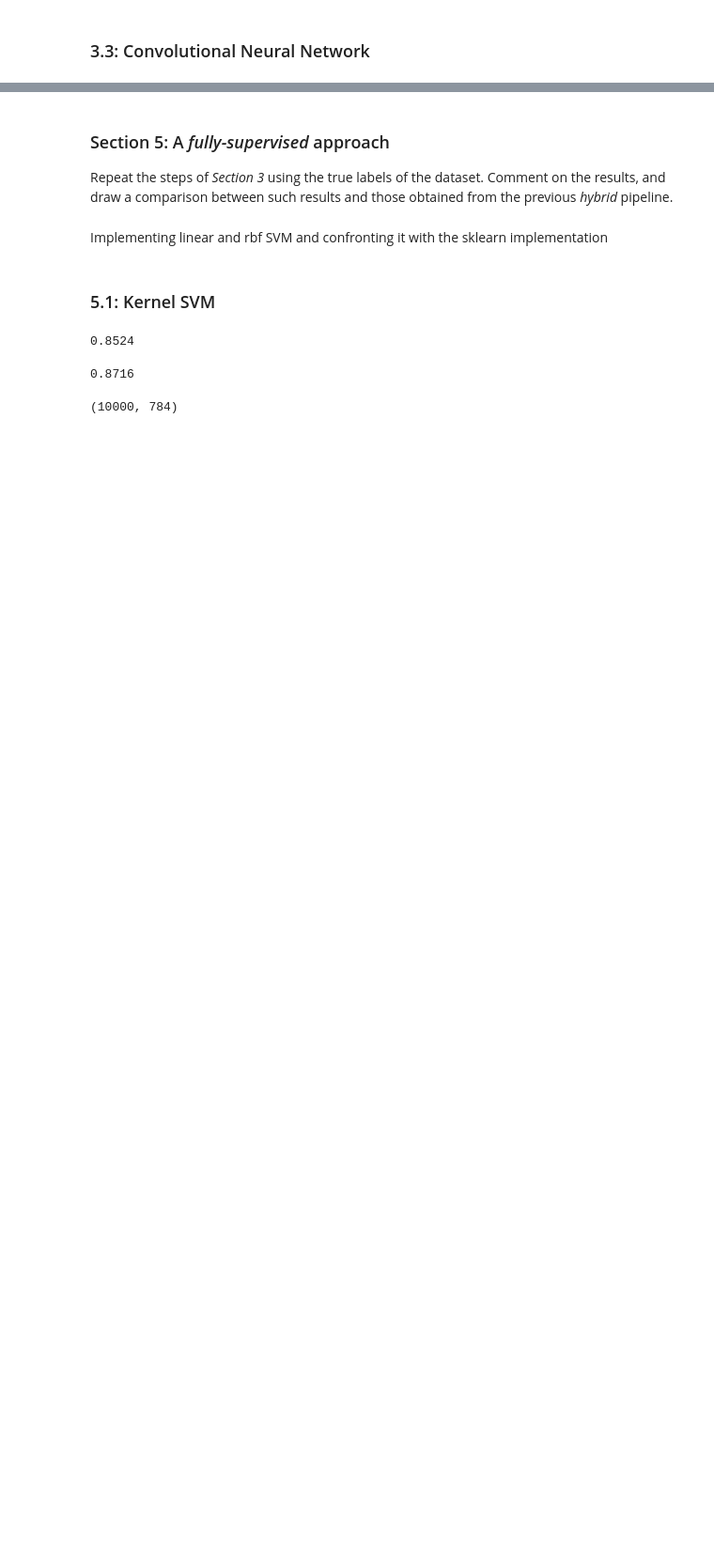
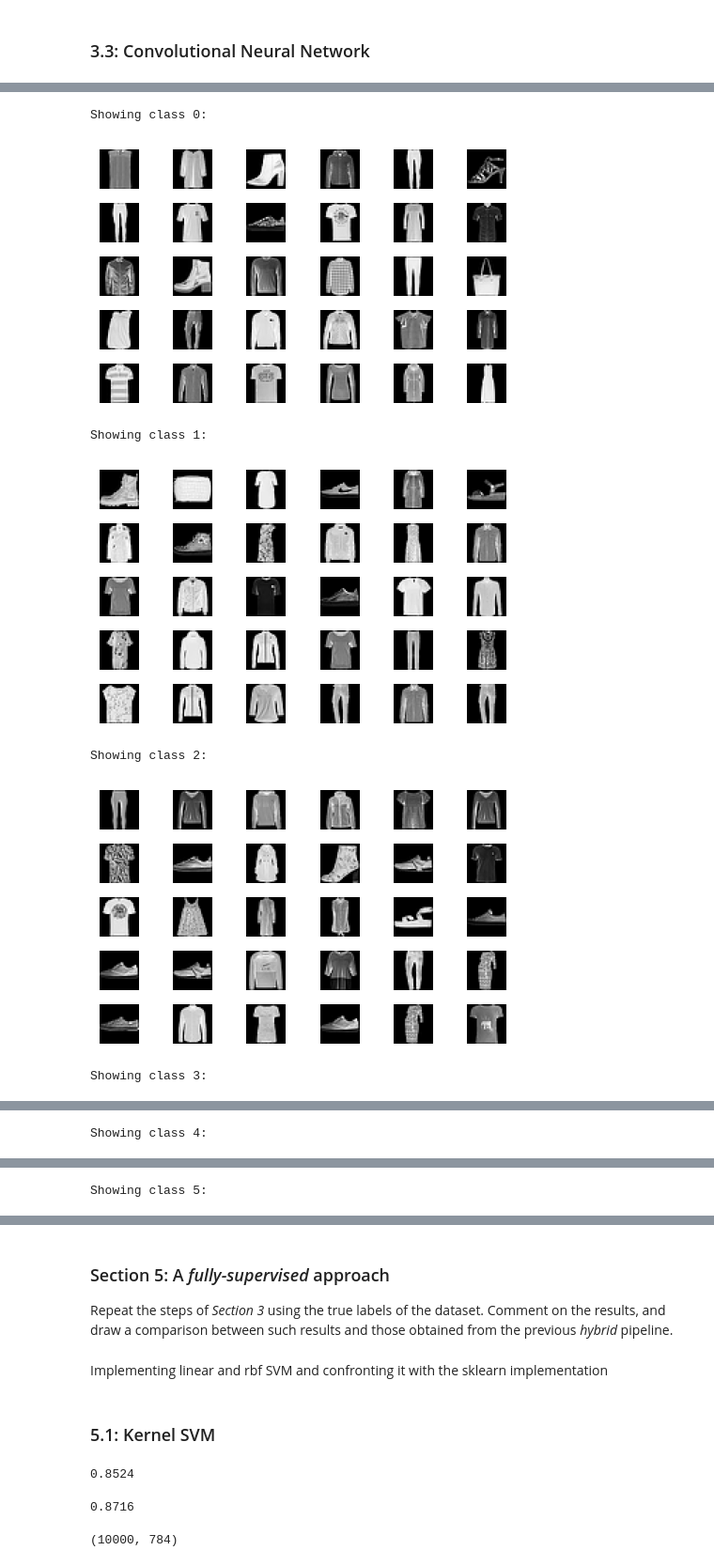
Before and after one commit to LisaDaVinchie/adv-ml_challenge1, a Jupyter notebook: AdvML_Challenge1_v1.ipynb, the cells around one changed output, grey strips where cells are left out. Shown at 94% size. Cells and saved outputs as stored; diff of their text form; code cells hidden in the pictures; blank space fills up the shorter version.

```diff
--- a/AdvML_Challenge1_v1.ipynb
+++ b/AdvML_Challenge1_v1.ipynb
@@ -475,13 +469,13 @@ MOMENTUM = 0.0
 data_train = TensorDataset(
     Tensor(x_train.reshape(-1, 1, 28, 28)), th.tensor(y_train, dtype=th.long)
 )
-data_train_loader = DataLoader(dataset=data_train, batch_size=BATCH_SIZE, shuffle=True)
+data_train_loader = DataLoader(dataset=data_train, batch_size=BATCH_SIZE, shuffle=False)
 
 
 data_test = TensorDataset(
     Tensor(x_test.reshape(-1, 1, 28, 28)), th.tensor(y_test, dtype=th.long)
 )
-data_test_loader = DataLoader(dataset=data_test, batch_size=BATCH_SIZE, shuffle=True)
+data_test_loader = DataLoader(dataset=data_test, batch_size=BATCH_SIZE, shuffle=False)
 # %%
 # Some useful functions
 def get_batch_accuracy(logit, target):
@@ -747,7 +741,7 @@ model = model.train()
 
 print(f"Untrained test loss: {untrained_loss:.4f}, accuracy: {untrained_acc:.2f}%")
 
-trained_acc, trained_loss, model_CNN = train_model(epochs = 3,
+trained_acc, trained_loss, model_CNN = train_model(epochs = 5,
                                                              train_loader = data_train_loader,
                                                              test_loader = data_test_loader,
                                                              criterion = criterion,
@@ -766,0 +789,21 @@ accuracy_score(CNN_labels, y_test)
+# %%
+# Gets 30 samples for the specified class according to given labels
+
+
+def show_class(class_number, labels):
+    indeces = []
+    for i in range(30):
+        while labels[i] != class_number:
+            i = np.random.choice(len(labels), size=1, replace=False)[0]
+        indeces.append(i)
+
+    fig, axs = plt.subplots(5, 6, figsize=(5, 3))
+    axs = axs.flatten()
+
+    for i, idx in enumerate(indeces):
+        axs[i].imshow(
+            train_subset_scaled[idx].reshape(28, 28), cmap="gray"
+        )  # Assuming images are 28x28 pixels
+        axs[i].axis("off")  # Turn off axis labels for cleaner visualization
+    plt.tight_layout()
+    plt.show()
@@ -766,0 +822,12 @@ accuracy_score(CNN_labels, y_test)
+# %%
+for i in range(10):
+    print("Showing class " + str(i) + ":")
+    show_class(i, CNN_labels)
+# %% [output]
+Showing class 0:
+[figure, added]
+Showing class 1:
+[figure, added]
+Showing class 2:
+[figure, added]
+Showing class 3:
@@ -766,0 +835 @@ accuracy_score(CNN_labels, y_test)
+Showing class 4:
@@ -766,0 +837 @@ accuracy_score(CNN_labels, y_test)
+Showing class 5:
```
Also changed, not shown: parts of 19 cells of this notebook.
